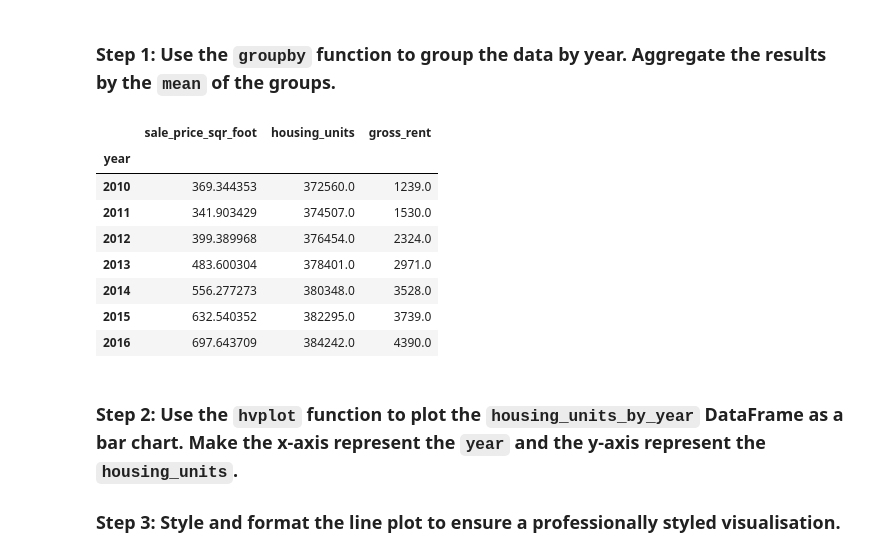
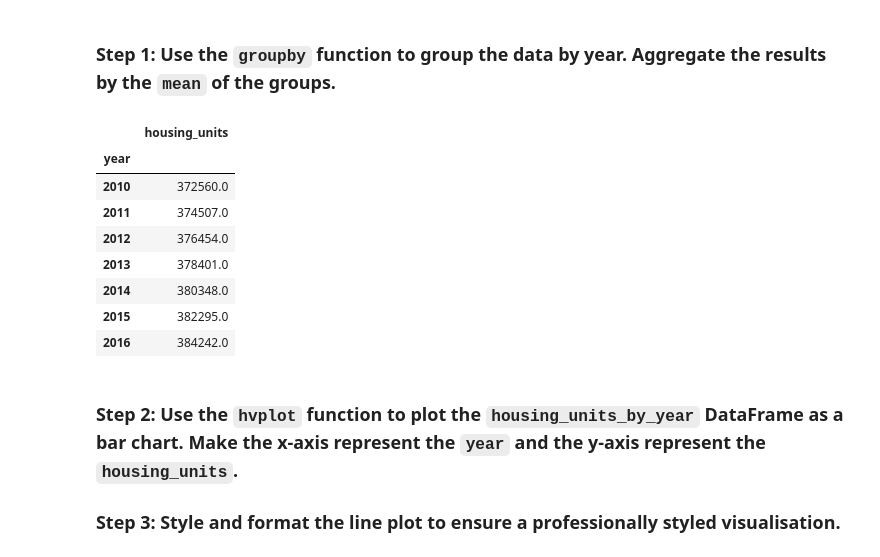
Before and after one commit to dileepadrd/module-6-assignment-proptech, a Jupyter notebook: san_francisco_housing.ipynb, the cells around one changed output. Saved outputs shown, nothing was run; the diff lists cells and outputs as text; code cells hidden in the pictures.

```diff
--- a/san_francisco_housing.ipynb
+++ b/san_francisco_housing.ipynb
@@ -183,19 +183,20 @@ For this part of the assignment, use numerical and visual aggregation to calcula
 # %%
 # Create a numerical aggregation that groups the data by the year and then averages the results.
 housing_units_by_year = sfo_data_df.groupby(["year"]).mean()
 
 # Review the DataFrame
+housing_units_by_year.drop(columns=["sale_price_sqr_foot", "gross_rent"], inplace=True)
 housing_units_by_year.head(10)
 # %% [output]
-|  | sale_price_sqr_foot | housing_units | gross_rent |
-| year |  |  |  |
-| 2010 | 369.344353 | 372560.0 | 1239.0 |
-| 2011 | 341.903429 | 374507.0 | 1530.0 |
-| 2012 | 399.389968 | 376454.0 | 2324.0 |
-| 2013 | 483.600304 | 378401.0 | 2971.0 |
-| 2014 | 556.277273 | 380348.0 | 3528.0 |
-| 2015 | 632.540352 | 382295.0 | 3739.0 |
-| 2016 | 697.643709 | 384242.0 | 4390.0 |
+|  | housing_units |
+| year |  |
+| 2010 | 372560.0 |
+| 2011 | 374507.0 |
+| 2012 | 376454.0 |
+| 2013 | 378401.0 |
+| 2014 | 380348.0 |
+| 2015 | 382295.0 |
+| 2016 | 384242.0 |
 # %% [markdown]
 ### Step 2: Use the `hvplot` function to plot the `housing_units_by_year` DataFrame as a bar chart. Make the x-axis represent the `year` and the y-axis represent the `housing_units`.
 
```
Also changed, not shown: parts of 2 cells of this notebook.
